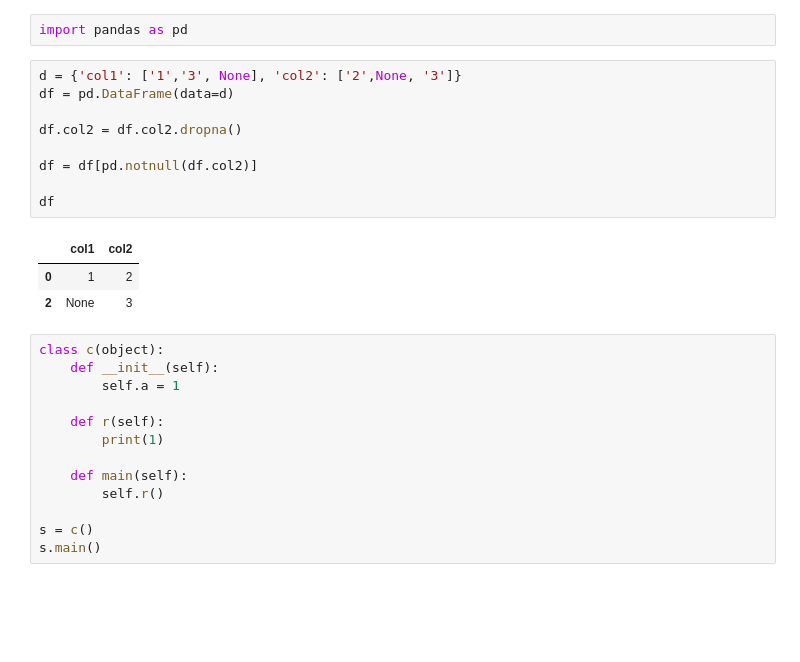
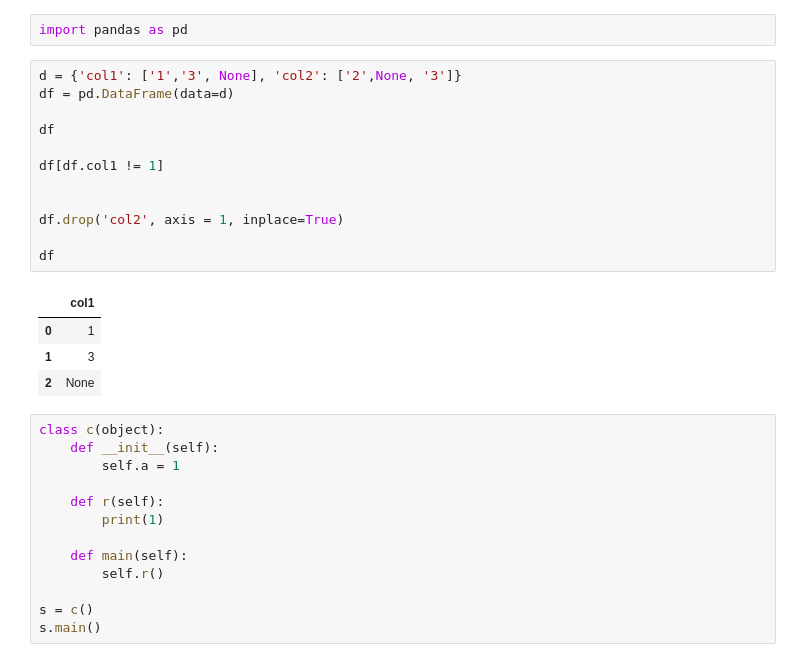
Before and after one commit to eoglethorpe/humanitarian, a Jupyter notebook: shelter/sohss/c0d3/sand.ipynb, the cells around one changed output. Saved outputs shown, nothing was run; the diff lists cells and outputs as text; blank space fills up the shorter version.

```diff
--- a/shelter/sohss/ipy/sand.ipynb
+++ b/shelter/sohss/c0d3/sand.ipynb
@@ -3,16 +3,20 @@ import pandas as pd
 # %%
 d = {'col1': ['1','3', None], 'col2': ['2',None, '3']}
 df = pd.DataFrame(data=d)
 
-df.col2 = df.col2.dropna()
+df
 
-df = df[pd.notnull(df.col2)]
+df[df.col1 != 1]
+
+
+df.drop('col2', axis = 1, inplace=True)
 
 df
 # %% [output]
-|  | col1 | col2 |
-| 0 | 1 | 2 |
-| 2 | None | 3 |
+|  | col1 |
+| 0 | 1 |
+| 1 | 3 |
+| 2 | None |
 # %%
 class c(object):
     def __init__(self):
```
Also changed, not shown: 15 other files.
